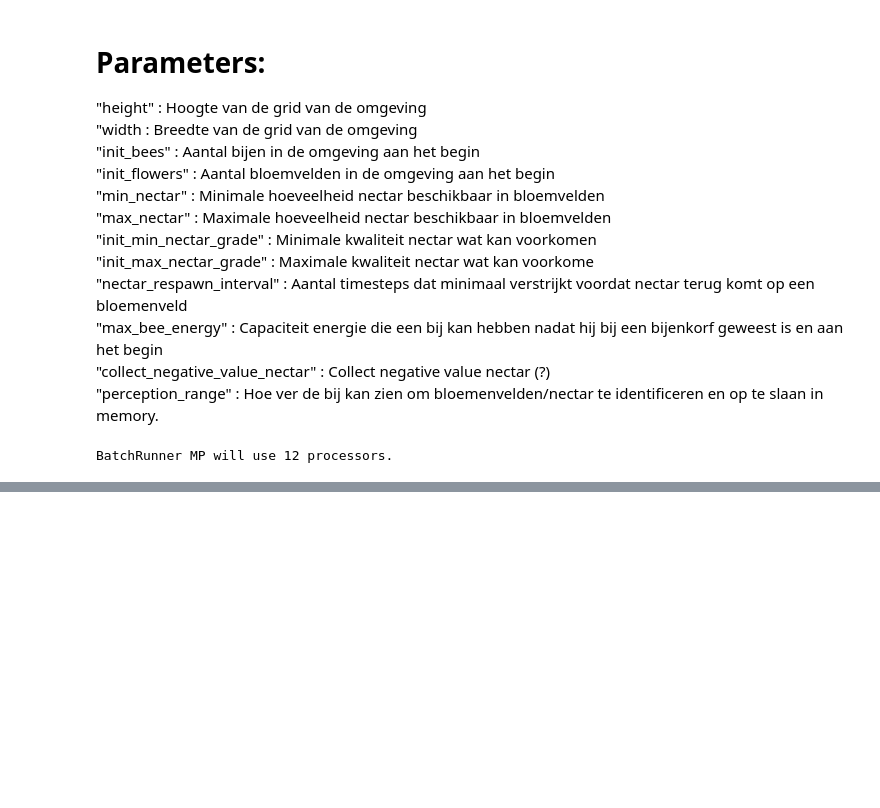
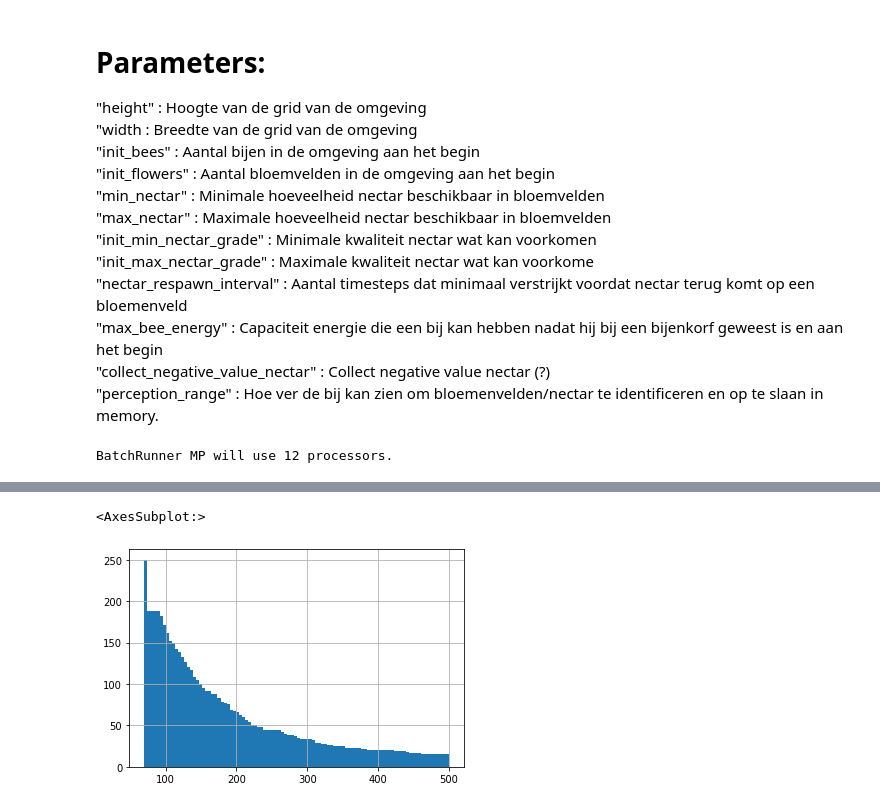
Before and after one commit to SwagLag/EcologicalPyramidChallenge, a Jupyter notebook: Dance of the bees Batchrunner Data.ipynb, the cells around one changed output, grey strips where cells are left out. Saved outputs shown, nothing was run; the diff lists cells and outputs as text; code cells hidden in the pictures; blank space fills up the shorter version.

```diff
--- a/Dance of the bees Batchrunner Data.ipynb
+++ b/Dance of the bees Batchrunner Data.ipynb
@@ -94,0 +119,5 @@ data
+# %%
+df.loc[df['init_flowers'] == 9]['steps_past'].hist(bins=100, cumulative=-1)
+# %% [output]
+<AxesSubplot:>
+[figure, added]
```
Also changed, not shown: parts of 7 cells of this notebook.
